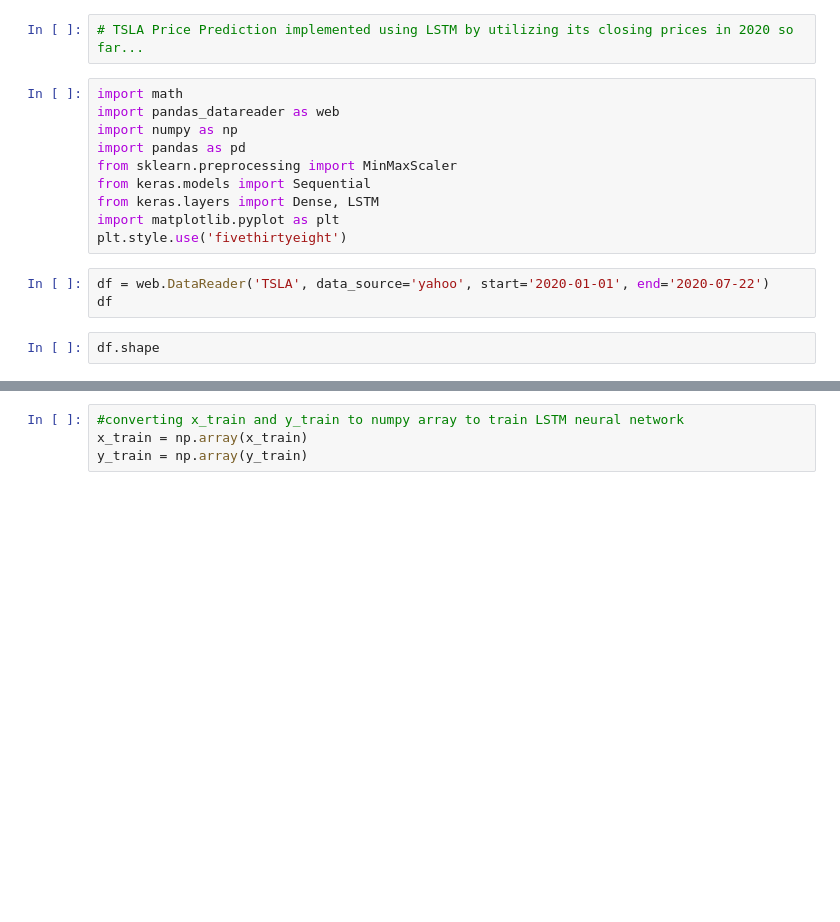
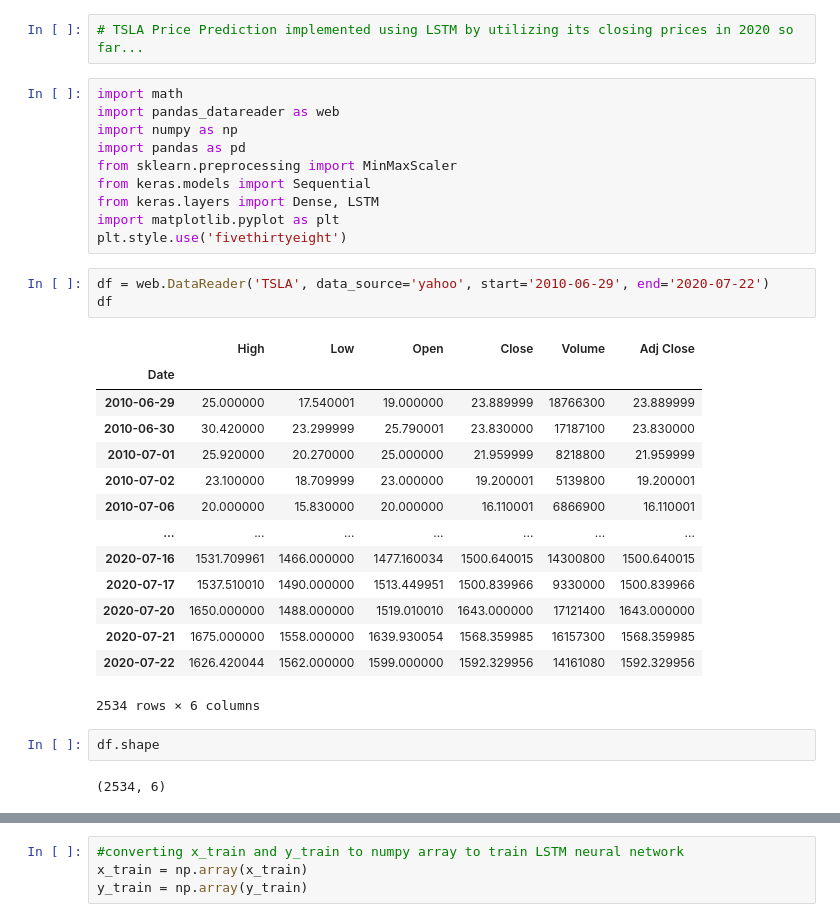
Before and after one commit to darshselarka1497/Apple-AAPL-Stock-Price-Predictor, a Jupyter notebook: predictor_model.ipynb, the cells around one changed output, grey strips where cells are left out. Drawn from its saved outputs; the diff is of its cells as text; blank space fills up the shorter version.

```diff
--- a/predictor_model.ipynb
+++ b/predictor_model.ipynb
@@ -13,10 +13,27 @@ from keras.layers import Dense, LSTM
 import matplotlib.pyplot as plt
 plt.style.use('fivethirtyeight')
 # %%
-df = web.DataReader('TSLA', data_source='yahoo', start='2020-01-01', end='2020-07-22')
+df = web.DataReader('TSLA', data_source='yahoo', start='2010-06-29', end='2020-07-22')
 df
+# %% [output]
+|  | High | Low | Open | Close | Volume | Adj Close |
+| Date |  |  |  |  |  |  |
+| 2010-06-29 | 25.000000 | 17.540001 | 19.000000 | 23.889999 | 18766300 | 23.889999 |
+| 2010-06-30 | 30.420000 | 23.299999 | 25.790001 | 23.830000 | 17187100 | 23.830000 |
+| 2010-07-01 | 25.920000 | 20.270000 | 25.000000 | 21.959999 | 8218800 | 21.959999 |
+| 2010-07-02 | 23.100000 | 18.709999 | 23.000000 | 19.200001 | 5139800 | 19.200001 |
+| 2010-07-06 | 20.000000 | 15.830000 | 20.000000 | 16.110001 | 6866900 | 16.110001 |
+| ... | ... | ... | ... | ... | ... | ... |
+| 2020-07-16 | 1531.709961 | 1466.000000 | 1477.160034 | 1500.640015 | 14300800 | 1500.640015 |
+| 2020-07-17 | 1537.510010 | 1490.000000 | 1513.449951 | 1500.839966 | 9330000 | 1500.839966 |
+| 2020-07-20 | 1650.000000 | 1488.000000 | 1519.010010 | 1643.000000 | 17121400 | 1643.000000 |
+| 2020-07-21 | 1675.000000 | 1558.000000 | 1639.930054 | 1568.359985 | 16157300 | 1568.359985 |
+| 2020-07-22 | 1626.420044 | 1562.000000 | 1599.000000 | 1592.329956 | 14161080 | 1592.329956 |
+2534 rows × 6 columns
 # %%
 df.shape
+# %% [output]
+(2534, 6)
 # %%
 #visualizing closing price for TSLA in 2020 (so far...)
 plt.figure(figsize=(16,8))
```
Also changed, not shown: parts of 17 cells of this notebook.
